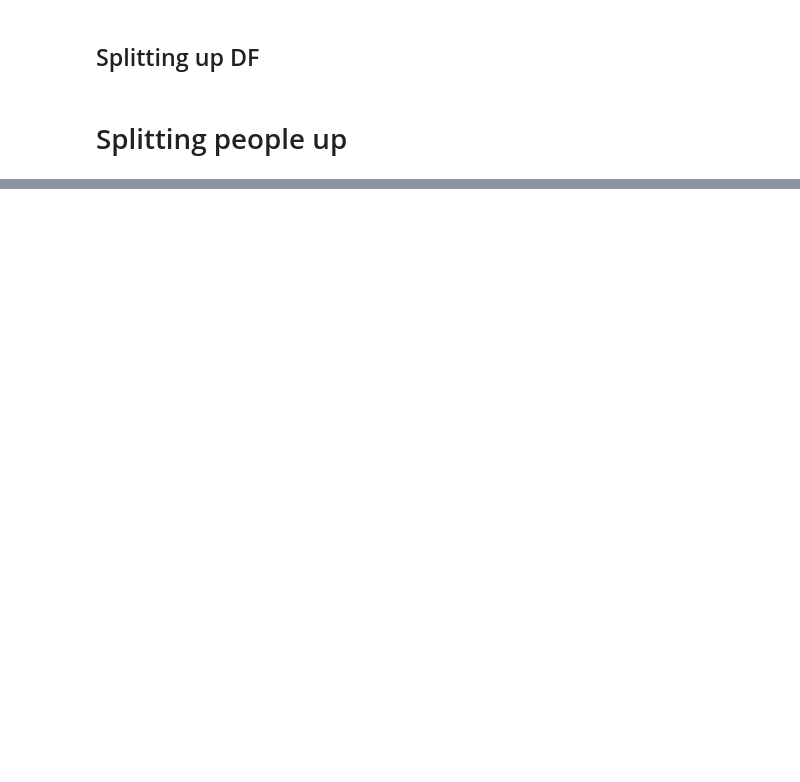
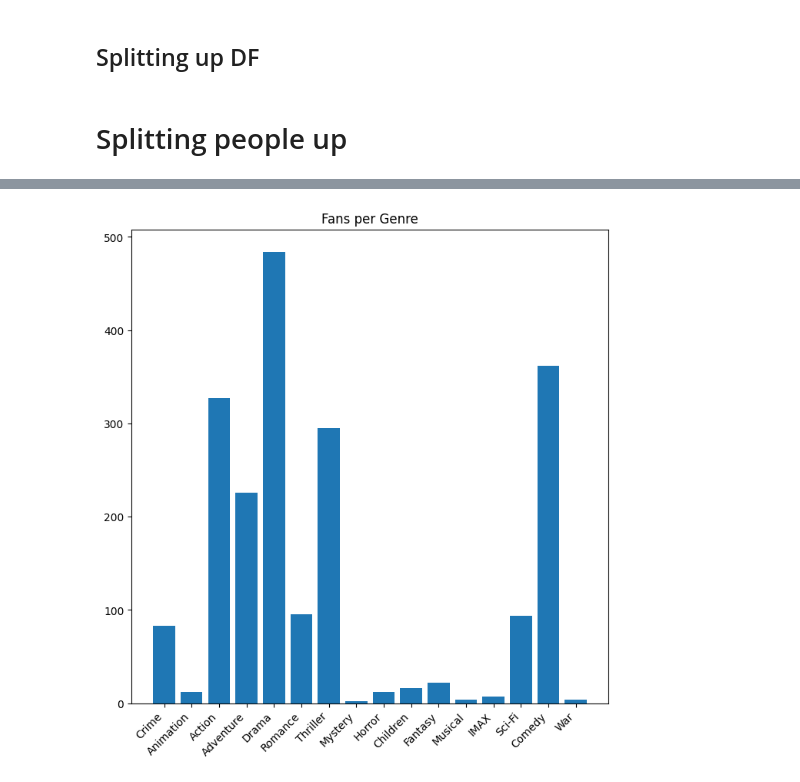
Before and after one commit to chenjoshua7/RecommendationSystems_NetworksFP, a Jupyter notebook: genre_breakdown.ipynb, the cells around one changed output, grey strips where cells are left out. Drawn from its saved outputs; the diff is of its cells as text; code cells hidden in the pictures; blank space fills up the shorter version.

```diff
--- a/genre_breakdown.ipynb
+++ b/genre_breakdown.ipynb
@@ -87,0 +98,3 @@ for genre, dataframe in genre_by_user.items():
+# %%
+for genre in genres:
+    print(f"{genre.lower()}_users.csv")
@@ -87,0 +121,6 @@ for genre, dataframe in genre_by_user.items():
+# %%
+genre_dataframes = {}
+
+for genre in genres:
+    filename = f"genre_data/{genre.lower()}_users.csv"
+    genre_dataframes[genre] = pd.read_csv(filename)
@@ -87,0 +131,8 @@ for genre, dataframe in genre_by_user.items():
+# %%
+user_id = ratings_summary.index
+user_score = pd.DataFrame(user_id)
+
+for genre, dataframe in genre_dataframes.items():
+    df_copy = pd.DataFrame(dataframe["userId"].copy(), columns = ["userId"])
+    df_copy[genre] = np.tanh(dataframe["percentGenre"] * dataframe["rating"] * np.log(dataframe["genreCount"])/np.log(np.exp(3)))
+    user_score = user_score.merge(df_copy, how = "left", on = "userId")
@@ -87,0 +155,13 @@ for genre, dataframe in genre_by_user.items():
+# %%
+user_score_adj = user_score.iloc[:,1:].map(lambda x: 1 if x > 0.8 else (0 if not pd.isna(x) else 0))
+# %%
+column_sums = user_score_adj.sum()
+column_sums = column_sums.loc[column_sums != 0]
+
+plt.figure(figsize=(8, 8))
+plt.bar(x = column_sums.index, height = column_sums)
+plt.title('Fans per Genre')
+plt.xticks(rotation=45, ha='right')
+plt.show()
+# %% [output]
+[figure, added]
```
Also changed, not shown: parts of 11 cells of this notebook, 19 other files.
